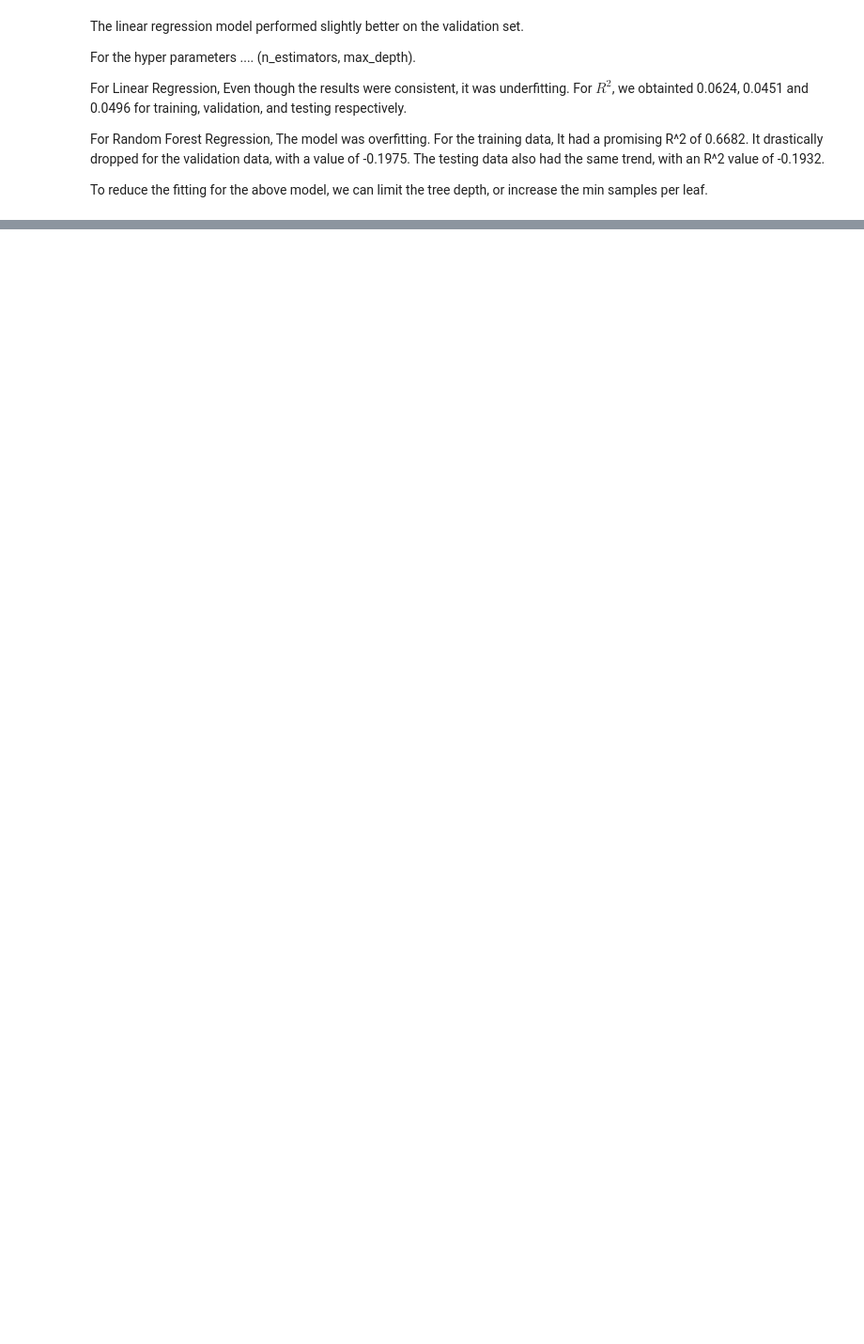
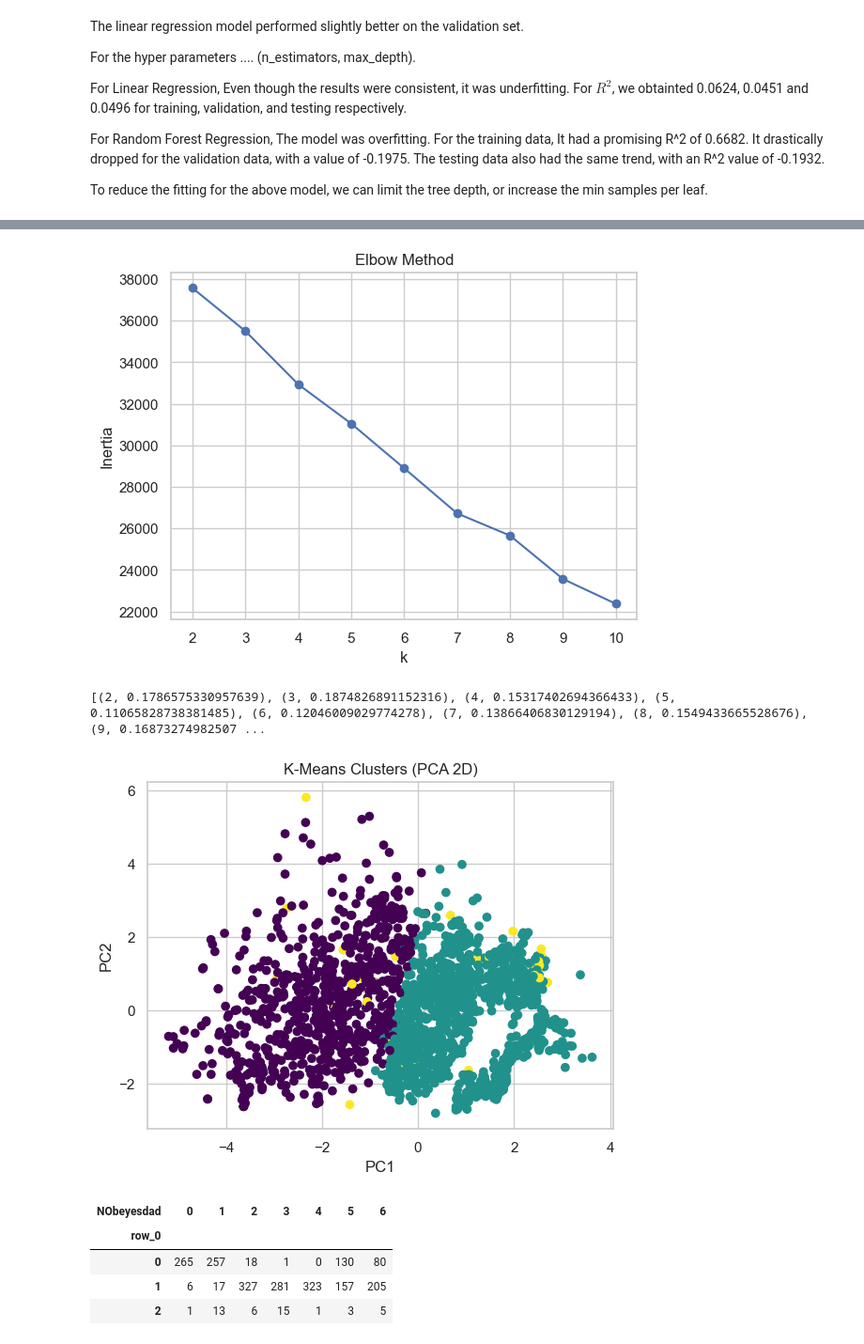
Before and after one commit to issahtiyum/lab-2-predictive-analytics, a Jupyter notebook: lab2.ipynb, the cells around one changed output, grey strips where cells are left out. Shown at 94% size. Saved outputs shown, nothing was run; the diff lists cells and outputs as text; code cells hidden in the pictures; blank space fills up the shorter version.

```diff
--- a/lab2.ipynb
+++ b/lab2.ipynb
@@ -290,0 +525,62 @@ To reduce the fitting for the above model, we can limit the tree depth, or incre
+# %%
+from sklearn.preprocessing import StandardScaler
+from sklearn.cluster import KMeans
+from sklearn.metrics import silhouette_score
+from sklearn.decomposition import PCA
+
+
+# TODO: Use ONLY the scaled obesity features (no target) for clustering.
+cluster_scaler = StandardScaler()
+X_cluster = cluster_scaler.fit_transform(X)
+
+# TODO: Choose the number of clusters k with the Elbow method (and/or silhouette score).
+#   from sklearn.cluster import KMeans
+#   from sklearn.metrics import silhouette_score
+#   Loop k = 2..10, record inertia_ (and silhouette), and plot inertia vs k.
+
+inertias = []
+sil_scores = []
+k_range = range(2, 11)
+
+for k in k_range:
+    km = KMeans(n_clusters=k, random_state=RANDOM_STATE)
+    labels = km.fit_predict(X_cluster)
+    inertias.append(km.inertia_)
+    sil_scores.append(silhouette_score(X_cluster, labels))
+
+plt.plot(k_range, inertias, marker='o')
+plt.xlabel('k')
+plt.ylabel('Inertia')
+plt.title('Elbow Method')
+plt.show()
+print(list(zip(k_range, sil_scores)))
+
+
+# TODO: Fit KMeans with your chosen k (random_state=RANDOM_STATE) and get cluster labels.
+best_k = 3
+kmeans_final = KMeans(n_clusters=best_k, random_state=RANDOM_STATE)
+clusters = kmeans_final.fit_predict(X_cluster)
+
+# TODO: Visualise the clusters in 2D.
+#   Pick two informative features (e.g. Weight vs Height) OR reduce to 2D with PCA
+#   (from sklearn.decomposition import PCA) and colour points by cluster.
+
+pca = PCA(n_components=2)
+X_2d = pca.fit_transform(X_cluster)
+
+plt.scatter(X_2d[:,0], X_2d[:,1], c=clusters, cmap='viridis')
+plt.title("K-Means Clusters (PCA 2D)")
+plt.xlabel("PC1")
+plt.ylabel("PC2")
+plt.show()
+
+pd.crosstab(clusters, obesity['NObeyesdad'])
+# %% [output]
+[figure, added]
+[(2, 0.1786575330957639), (3, 0.1874826891152316), (4, 0.15317402694366433), (5, 0.11065828738381485), (6, 0.12046009029774278), (7, 0.13866406830129194), (8, 0.1549433665528676), (9, 0.16873274982507 ...
+[figure, added]
+| NObeyesdad | 0 | 1 | 2 | 3 | 4 | 5 | 6 |
+| row_0 |  |  |  |  |  |  |  |
+| 0 | 265 | 257 | 18 | 1 | 0 | 130 | 80 |
+| 1 | 6 | 17 | 327 | 281 | 323 | 157 | 205 |
+| 2 | 1 | 13 | 6 | 15 | 1 | 3 | 5 |
```
Also changed, not shown: parts of 7 cells of this notebook.
